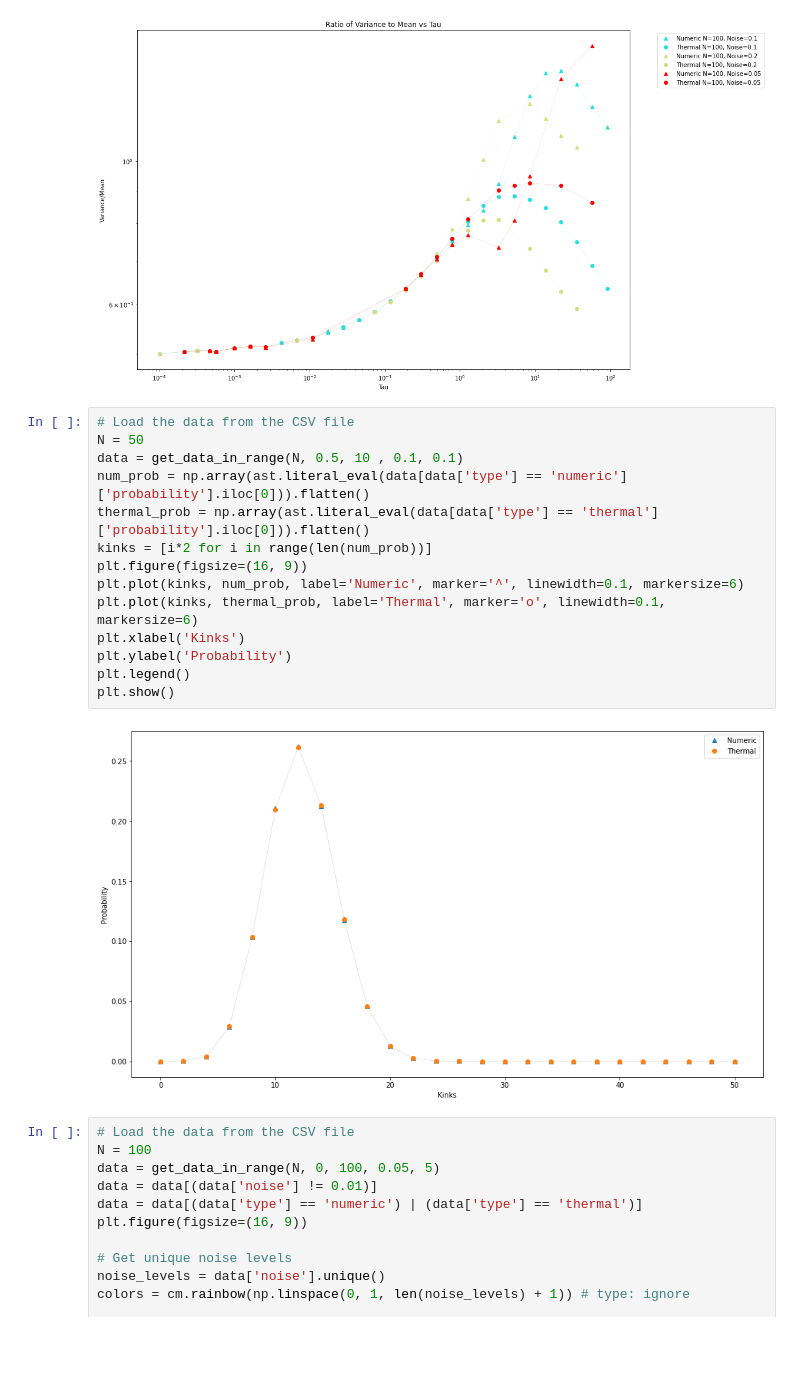
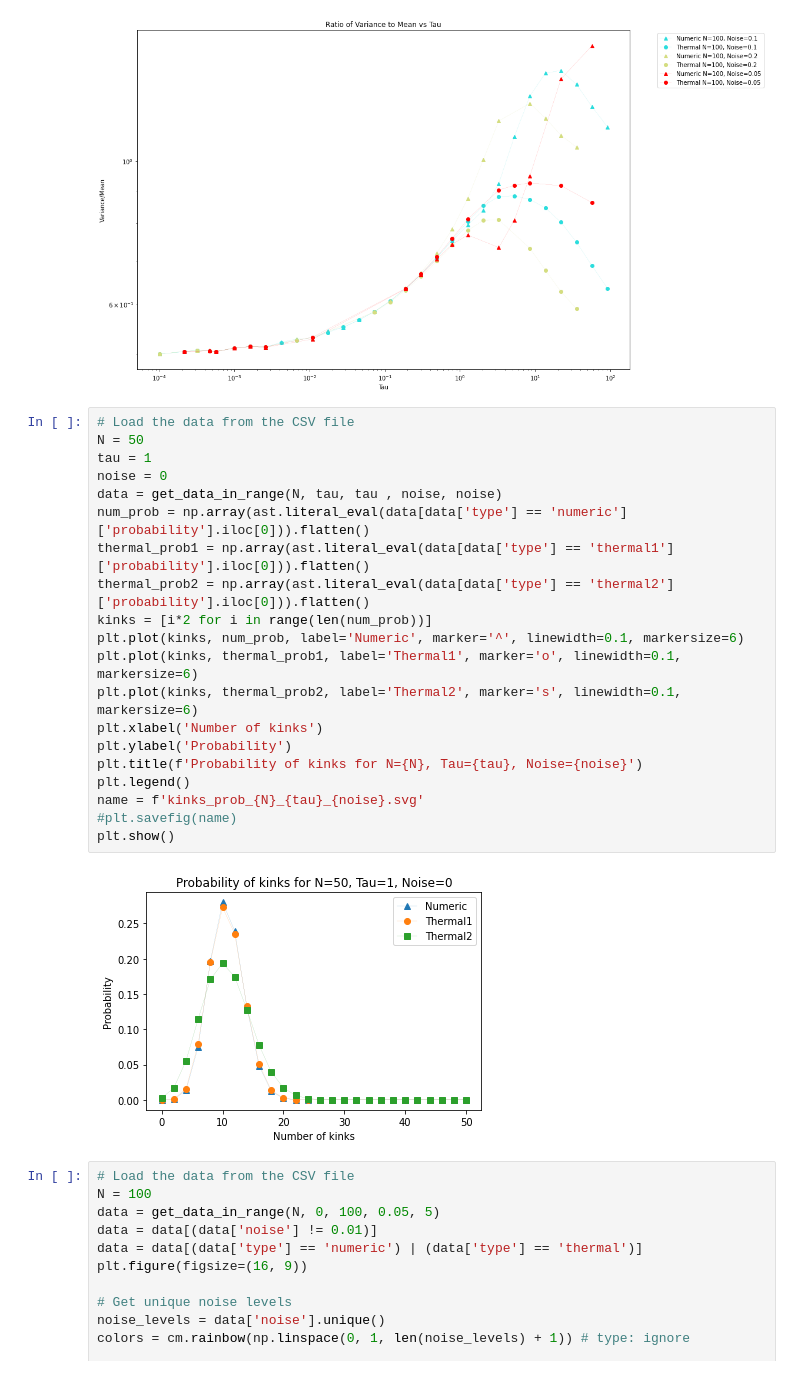
Before and after one commit to shrapp/thermal_tfim, a Jupyter notebook: notebook.ipynb, the cells around one changed output. Cells and saved outputs as stored; diff of their text form; blank space fills up the shorter version.

Commit message:
plots for emanuele

```diff
--- a/notebook.ipynb
+++ b/notebook.ipynb
@@ -87,19 +75,25 @@ plt.show()
 # %%
 # Load the data from the CSV file
 N = 50
-data = get_data_in_range(N, 0.5, 10 , 0.1, 0.1)
+tau = 1
+noise = 0
+data = get_data_in_range(N, tau, tau , noise, noise)
 num_prob = np.array(ast.literal_eval(data[data['type'] == 'numeric']['probability'].iloc[0])).flatten()
-thermal_prob = np.array(ast.literal_eval(data[data['type'] == 'thermal']['probability'].iloc[0])).flatten()
+thermal_prob1 = np.array(ast.literal_eval(data[data['type'] == 'thermal1']['probability'].iloc[0])).flatten()
+thermal_prob2 = np.array(ast.literal_eval(data[data['type'] == 'thermal2']['probability'].iloc[0])).flatten()
 kinks = [i*2 for i in range(len(num_prob))]
-plt.figure(figsize=(16, 9))
 plt.plot(kinks, num_prob, label='Numeric', marker='^', linewidth=0.1, markersize=6)
-plt.plot(kinks, thermal_prob, label='Thermal', marker='o', linewidth=0.1, markersize=6)
-plt.xlabel('Kinks')
+plt.plot(kinks, thermal_prob1, label='Thermal1', marker='o', linewidth=0.1, markersize=6)
+plt.plot(kinks, thermal_prob2, label='Thermal2', marker='s', linewidth=0.1, markersize=6)
+plt.xlabel('Number of kinks')
 plt.ylabel('Probability')
+plt.title(f'Probability of kinks for N={N}, Tau={tau}, Noise={noise}')
 plt.legend()
+name = f'kinks_prob_{N}_{tau}_{noise}.svg'
+#plt.savefig(name)
 plt.show()
 # %% [output]
-[figure, old version]
+[figure, new version]
 # %%
 # Load the data from the CSV file
 N = 100
```
Also changed, not shown: parts of 1 cell of this notebook, 7 other files.
